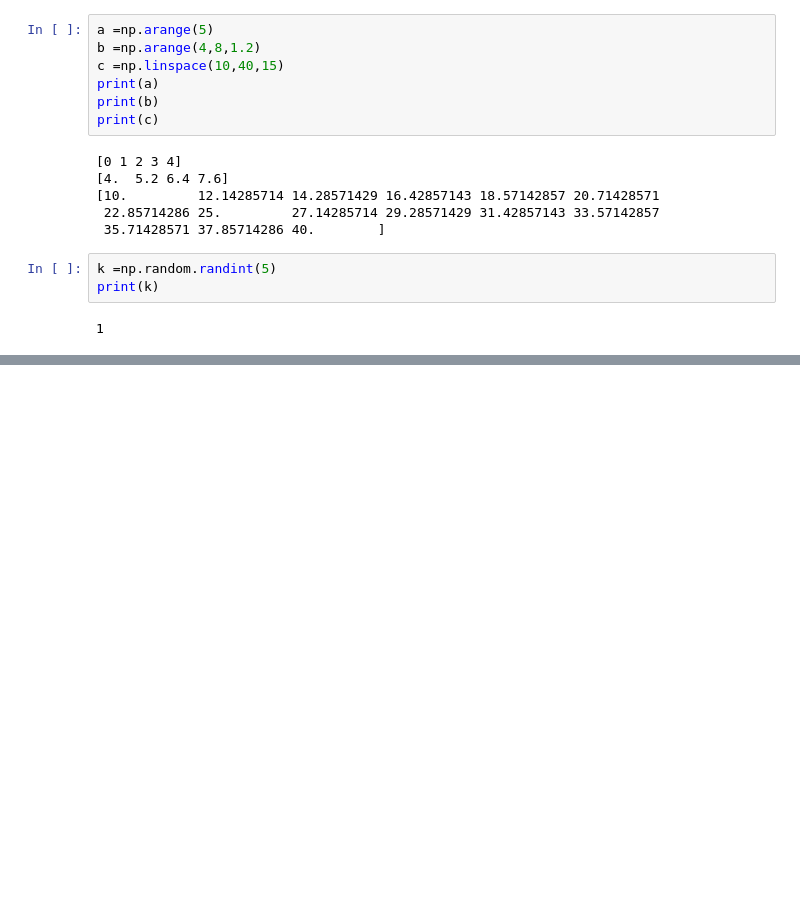
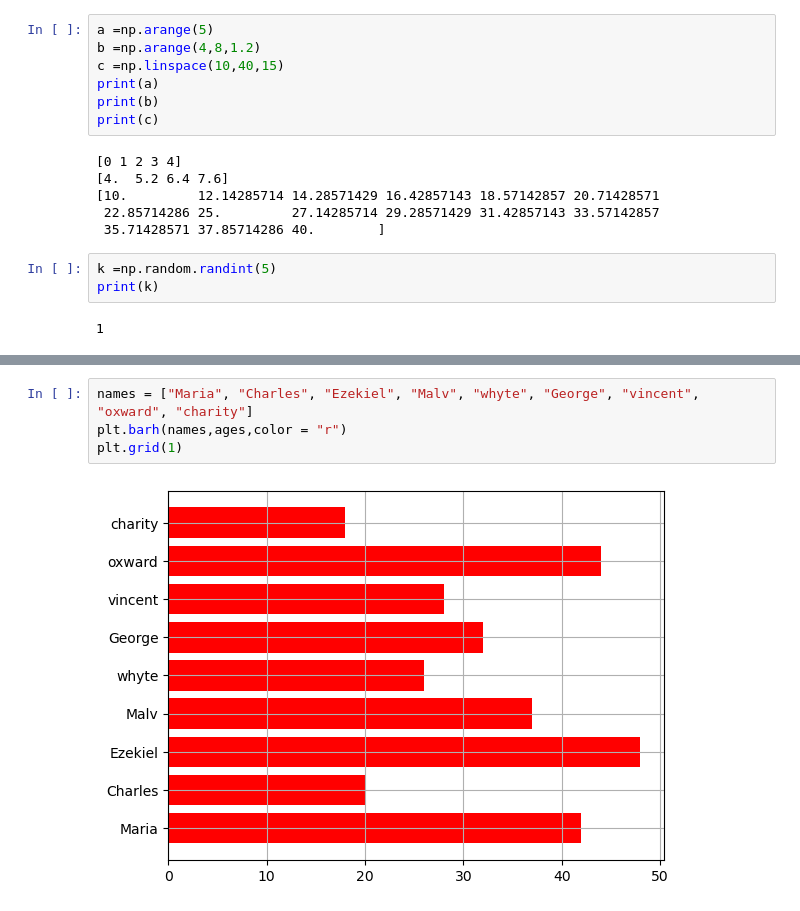
Before and after one commit to Prosper-deagle10/Smartech_hub, a Jupyter notebook: Class/Numpy class/Numpy.ipynb, the cells around one changed output, grey strips where cells are left out. Cells and saved outputs as stored; diff of their text form; blank space fills up the shorter version.

```diff
--- a/Class/Numpy class/Numpy.ipynb
+++ b/Class/Numpy class/Numpy.ipynb
@@ -161,0 +303,6 @@ print(k)
+# %%
+names = ["Maria", "Charles", "Ezekiel", "Malv", "whyte", "George", "vincent", "oxward", "charity"]
+plt.barh(names,ages,color = "r")
+plt.grid(1)
+# %% [output]
+[figure, added]
```
Also changed, not shown: parts of 27 cells of this notebook.
